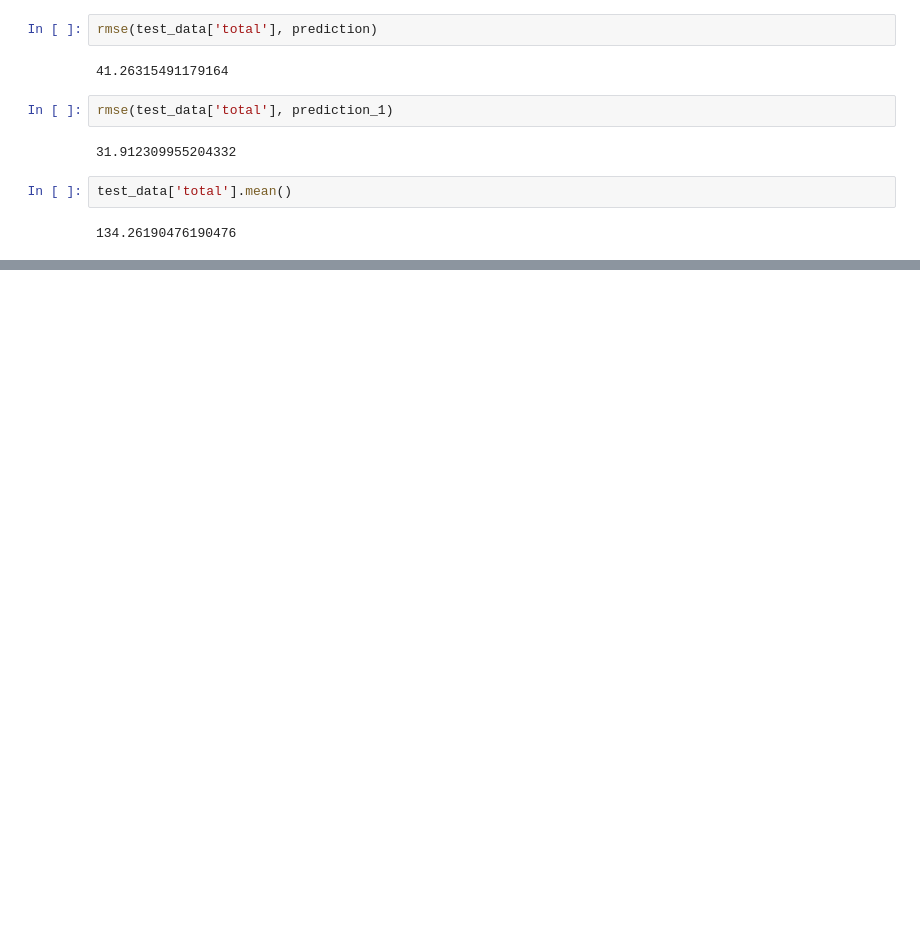
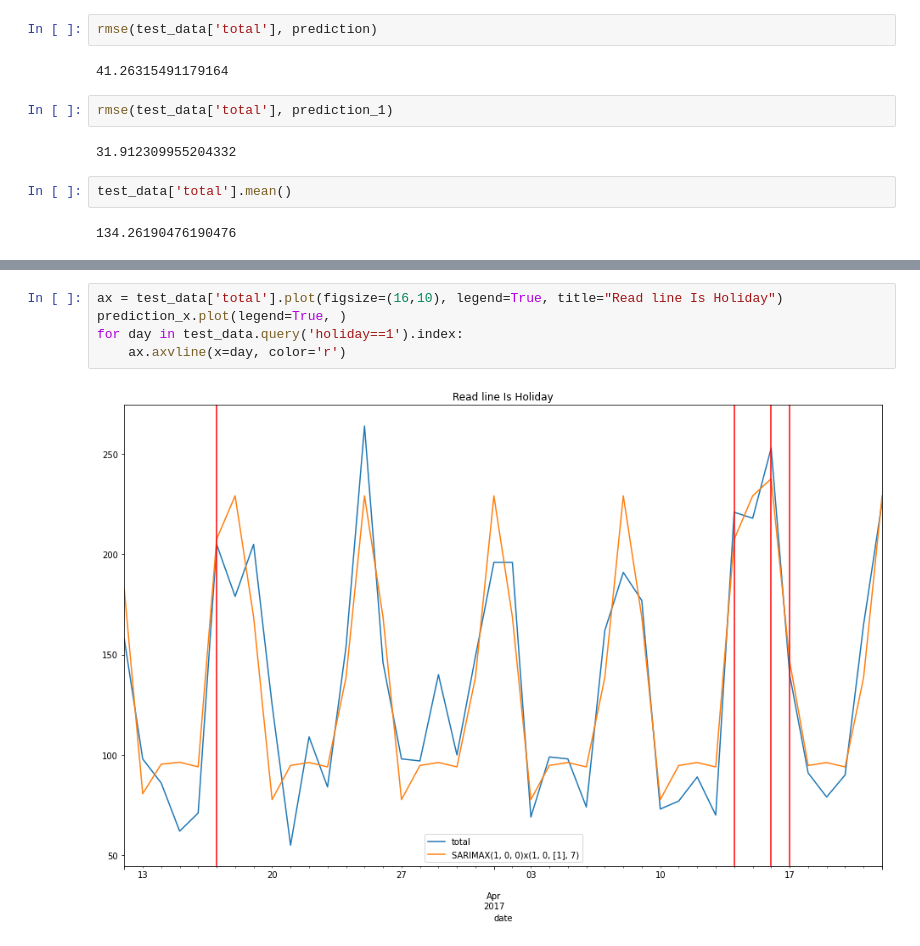
Before and after one commit to shyamjith94/TimeSeriesDataAnalysis, a Jupyter notebook: SARIMAX(SeasonalAutoregressiveIntegratedMAAnalysisExogenous(MultipleVariable)).ipynb, the cells around one changed output, grey strips where cells are left out. Cells and saved outputs as stored; diff of their text form; blank space fills up the shorter version.

```diff
--- a/SARIMAX(SeasonalAutoregressiveIntegratedMAAnalysisExogenous(MultipleVariable)).ipynb
+++ b/SARIMAX(SeasonalAutoregressiveIntegratedMAAnalysisExogenous(MultipleVariable)).ipynb
@@ -296,0 +367,7 @@ test_data['total'].mean()
+# %%
+ax = test_data['total'].plot(figsize=(16,10), legend=True, title="Read line Is Holiday")
+prediction_x.plot(legend=True, )
+for day in test_data.query('holiday==1').index:
+    ax.axvline(x=day, color='r')
+# %% [output]
+[figure, added]
```
Also changed, not shown: parts of 15 cells of this notebook.
